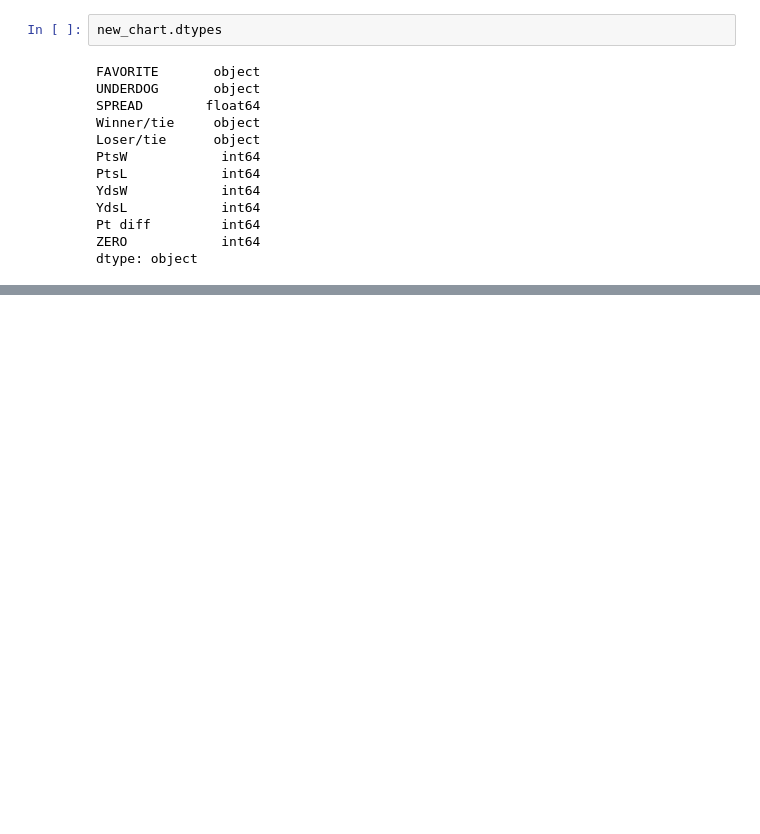
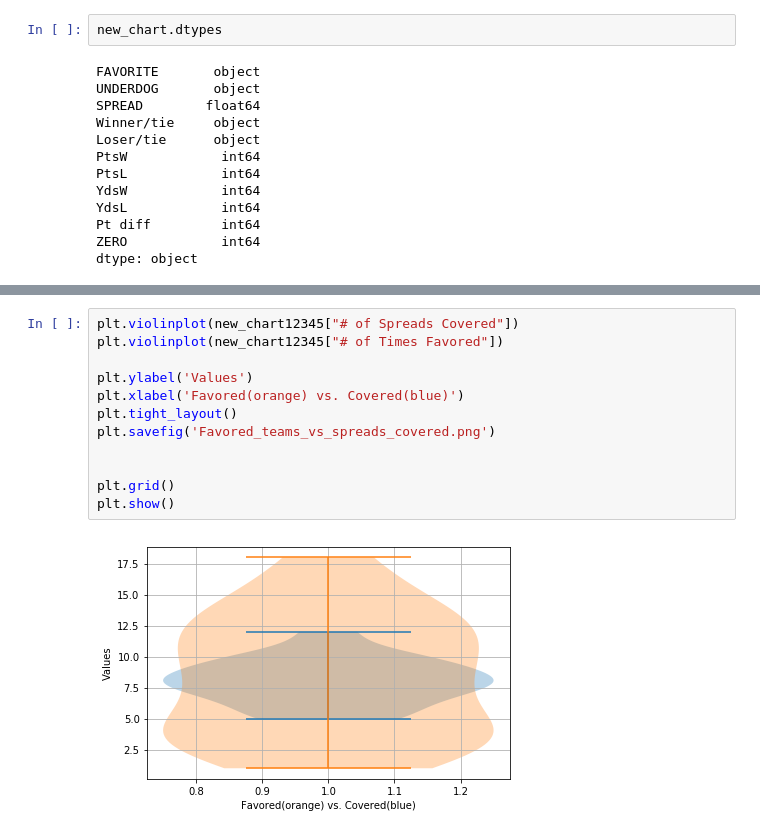
Before and after one commit to allamass95/nfl_spreads, a Jupyter notebook: Data Sources/spread_winner.ipynb, the cells around one changed output, grey strips where cells are left out. Cells and saved outputs as stored; diff of their text form; blank space fills up the shorter version.

```diff
--- a/Data Sources/spread_winner.ipynb
+++ b/Data Sources/spread_winner.ipynb
@@ -79,0 +229,14 @@ new_chart.head()
+# %%
+plt.violinplot(new_chart12345["# of Spreads Covered"])
+plt.violinplot(new_chart12345["# of Times Favored"])
+
+plt.ylabel('Values')
+plt.xlabel('Favored(orange) vs. Covered(blue)')
+plt.tight_layout()
+plt.savefig('Favored_teams_vs_spreads_covered.png')
+
+
+plt.grid()
+plt.show()
+# %% [output]
+[figure, added]
```
Also changed, not shown: parts of 40 cells of this notebook.
